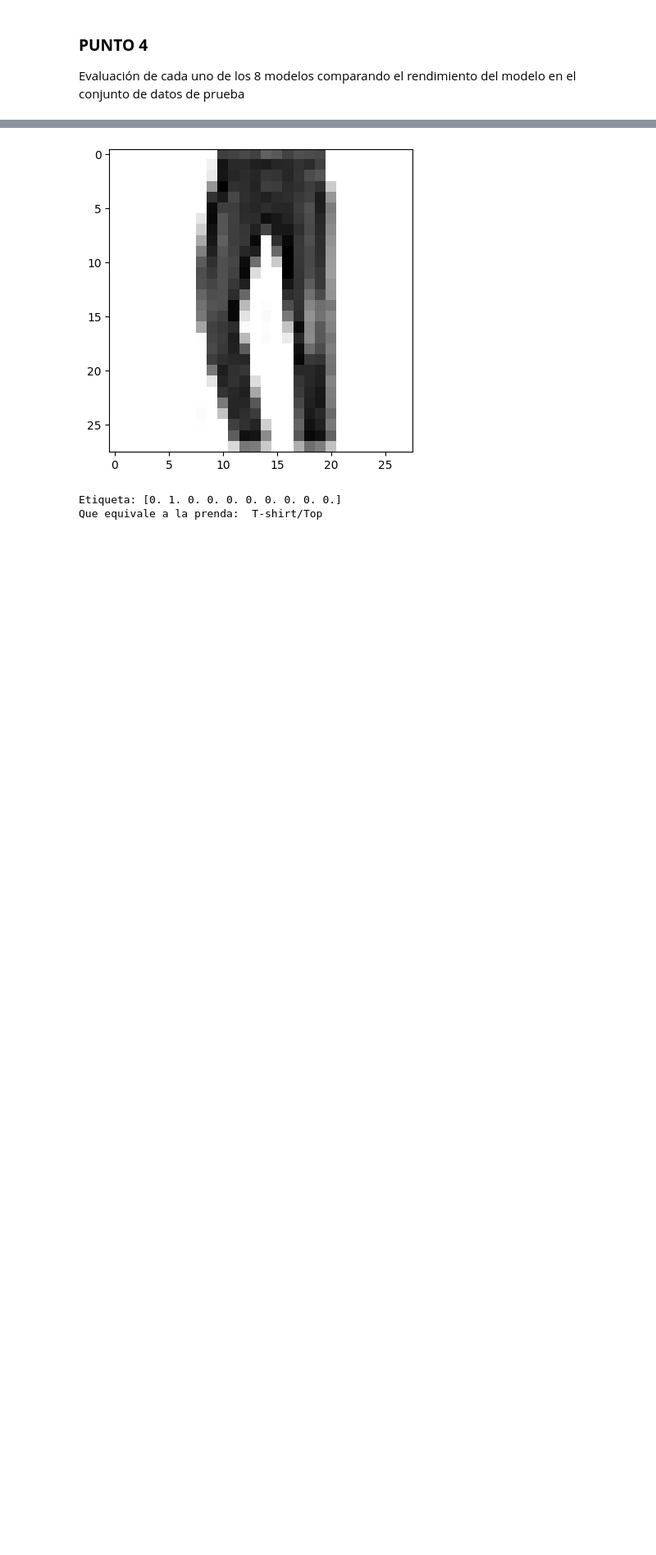
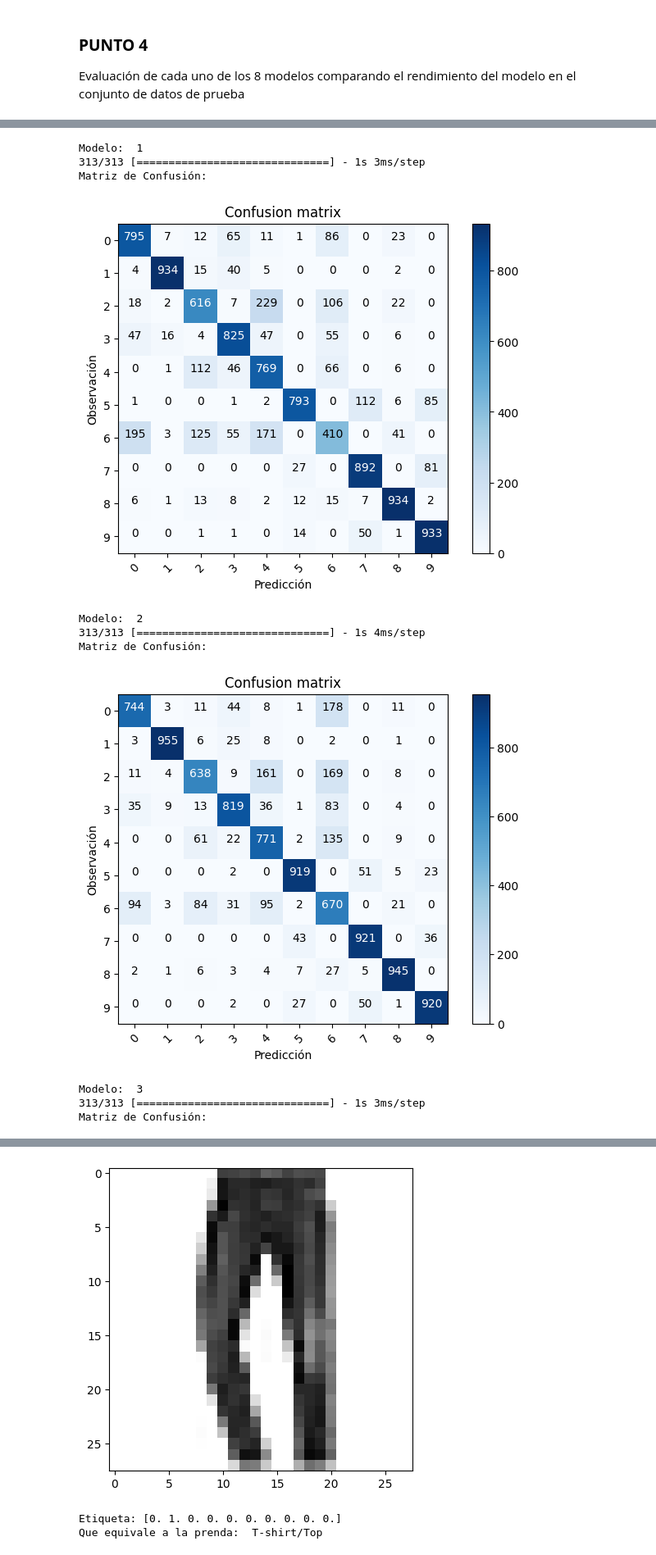
Before and after one commit to GallardoCarmen/APRENDIZAJE_AUTOMATICO_23_24, a Jupyter notebook: P1Grupo1.ipynb, the cells around one changed output, grey strips where cells are left out. Shown at 82% size. Saved outputs shown, nothing was run; the diff lists cells and outputs as text; code cells hidden in the pictures; blank space fills up the shorter version.

```diff
--- a/P1Grupo1.ipynb
+++ b/P1Grupo1.ipynb
@@ -561,0 +570,27 @@ Estos datos indican que el modelo está generalizando bien a datos nuevos. La p
+# %%
+
+for i in range(8):
+  print("Modelo: ", i+1)
+  # Predicción de valores desde el dataset de validación
+  Y_pred = network[i].predict(test_images)
+  # Convertir en predicciones de clases desde los vectores one-hot encoding
+  Y_pred_classes = np.argmax(Y_pred, axis = 1)
+  # Convertir en clases de observación desde los vectores one-hot encoding
+  Y_true = np.argmax(test_labels_Cat, axis = 1)
+  # Calcular la matriz de confusión
+  confusion_mtx = confusion_matrix(Y_true, Y_pred_classes)
+  print("Matriz de Confusión:")
+  plot_confusion_matrix(confusion_mtx, classes = range(10))
+  plt.show()
+# %% [output]
+Modelo:  1
+313/313 [==============================] - 1s 3ms/step
+Matriz de Confusión:
+[figure, added]
+Modelo:  2
+313/313 [==============================] - 1s 4ms/step
+Matriz de Confusión:
+[figure, added]
+Modelo:  3
+313/313 [==============================] - 1s 3ms/step
+Matriz de Confusión:
```
Also changed, not shown: parts of 38 cells of this notebook.
